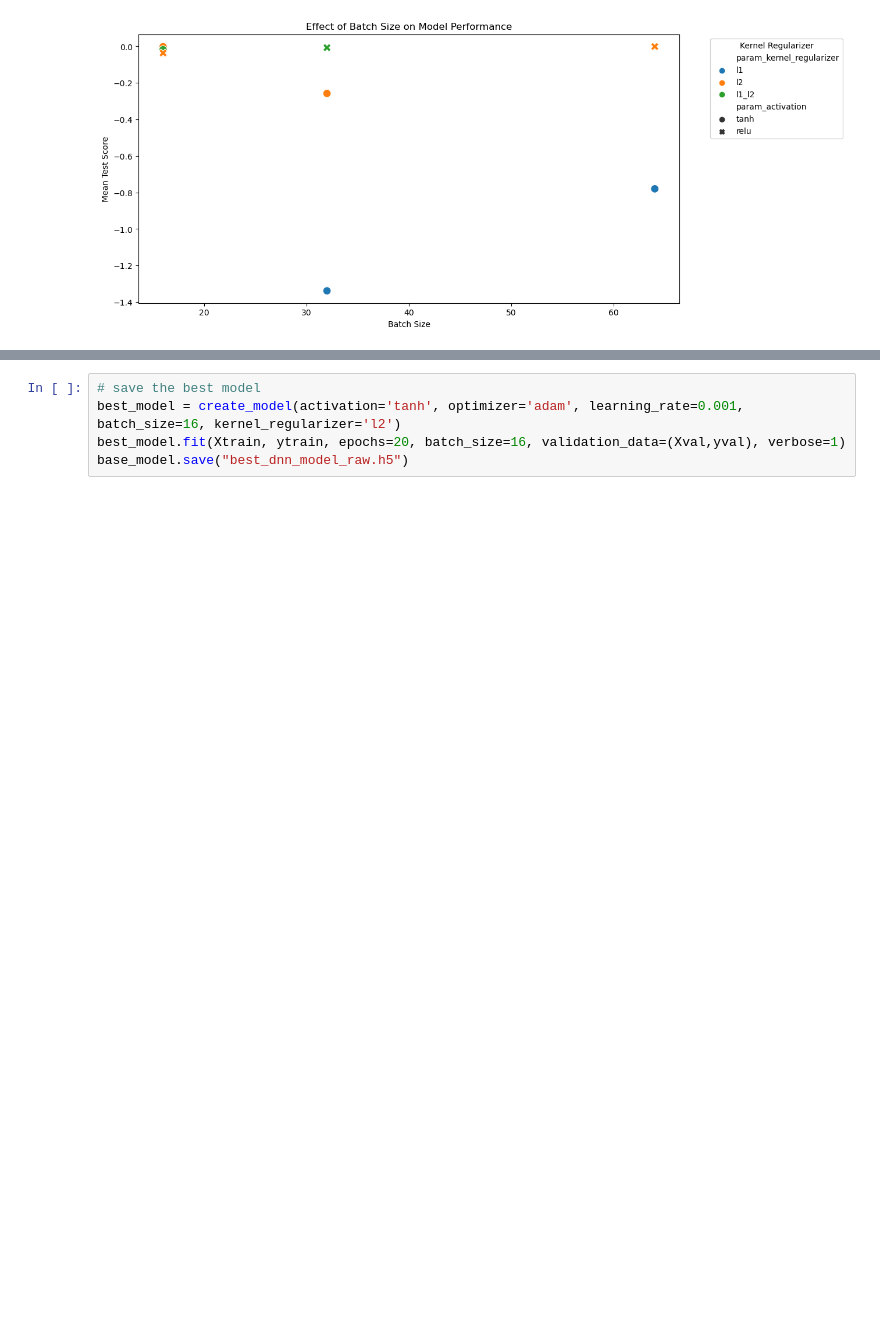
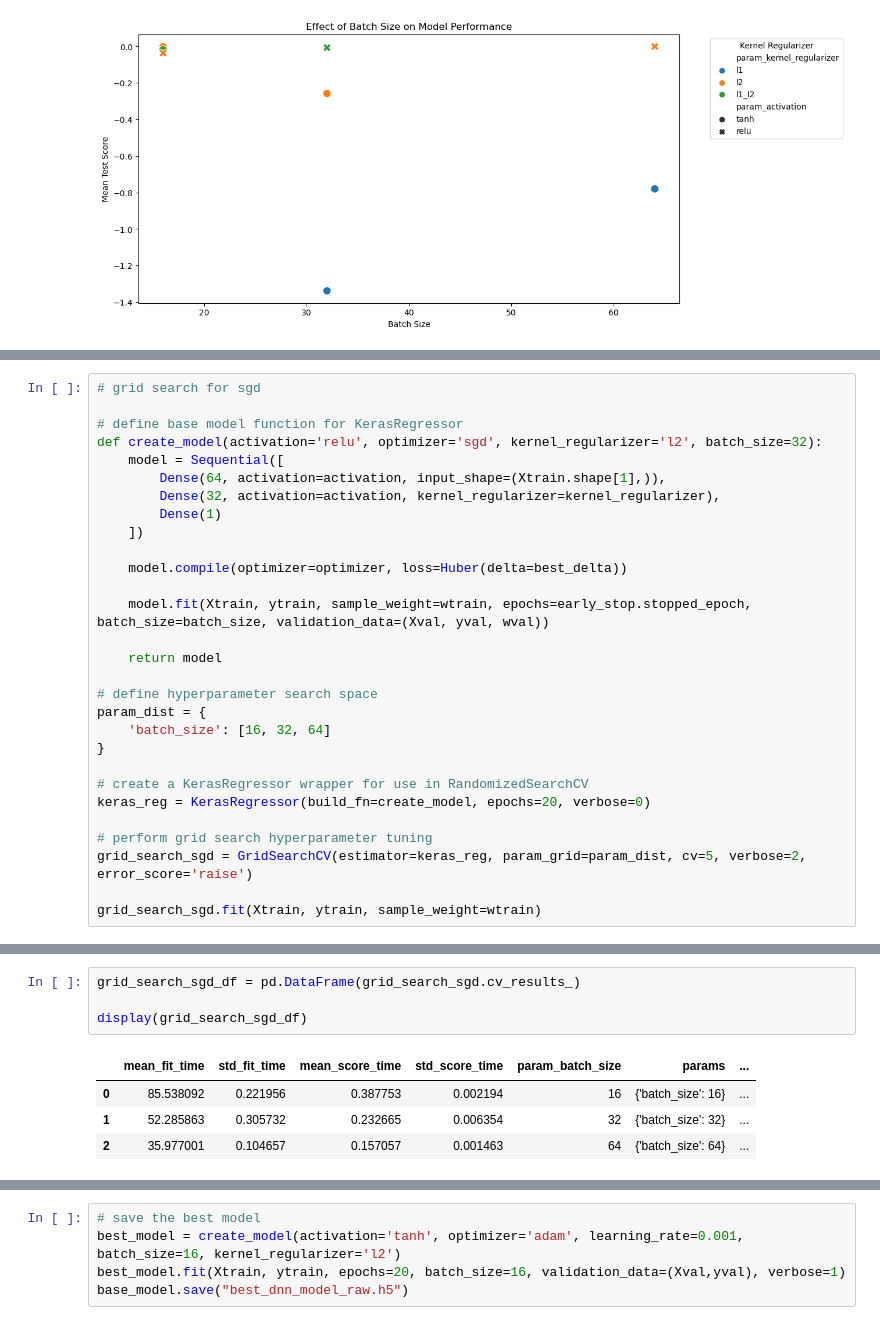
Before and after one commit to sophia20753/sysopt_adproject, a Jupyter notebook: project/dnn_train.ipynb, the cells around one changed output, grey strips where cells are left out. Drawn from its saved outputs; the diff is of its cells as text; blank space fills up the shorter version.

```diff
--- a/project/dnn_train.ipynb
+++ b/project/dnn_train.ipynb
@@ -510,0 +464,29 @@ Best Hyperparameters:
+# %%
+# grid search for sgd
+
+# define base model function for KerasRegressor
+def create_model(activation='relu', optimizer='sgd', kernel_regularizer='l2', batch_size=32):
+    model = Sequential([
+        Dense(64, activation=activation, input_shape=(Xtrain.shape[1],)),
+        Dense(32, activation=activation, kernel_regularizer=kernel_regularizer),
+        Dense(1)
+    ])
+
+    model.compile(optimizer=optimizer, loss=Huber(delta=best_delta))
+
+    model.fit(Xtrain, ytrain, sample_weight=wtrain, epochs=early_stop.stopped_epoch, batch_size=batch_size, validation_data=(Xval, yval, wval))
+
+    return model
+
+# define hyperparameter search space
+param_dist = {
+    'batch_size': [16, 32, 64]
+}
+
+# create a KerasRegressor wrapper for use in RandomizedSearchCV
+keras_reg = KerasRegressor(build_fn=create_model, epochs=20, verbose=0)
+
+# perform grid search hyperparameter tuning
+grid_search_sgd = GridSearchCV(estimator=keras_reg, param_grid=param_dist, cv=5, verbose=2, error_score='raise')
+
+grid_search_sgd.fit(Xtrain, ytrain, sample_weight=wtrain)
@@ -510,0 +513,9 @@ Best Hyperparameters:
+# %%
+grid_search_sgd_df = pd.DataFrame(grid_search_sgd.cv_results_)
+
+display(grid_search_sgd_df)
+# %% [output]
+|  | mean_fit_time | std_fit_time | mean_score_time | std_score_time | param_batch_size | params | ... |
+| 0 | 85.538092 | 0.221956 | 0.387753 | 0.002194 | 16 | {'batch_size': 16} | ... |
+| 1 | 52.285863 | 0.305732 | 0.232665 | 0.006354 | 32 | {'batch_size': 32} | ... |
+| 2 | 35.977001 | 0.104657 | 0.157057 | 0.001463 | 64 | {'batch_size': 64} | ... |
```
Also changed, not shown: parts of 12 cells of this notebook, 1 other file.
